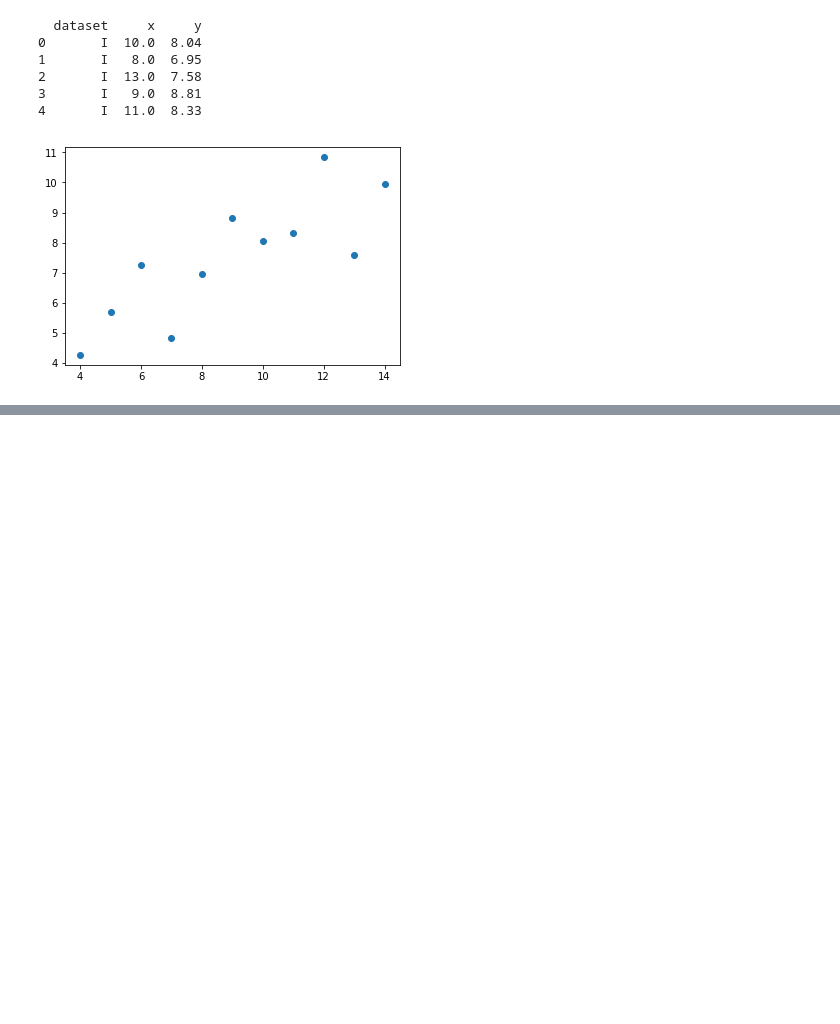
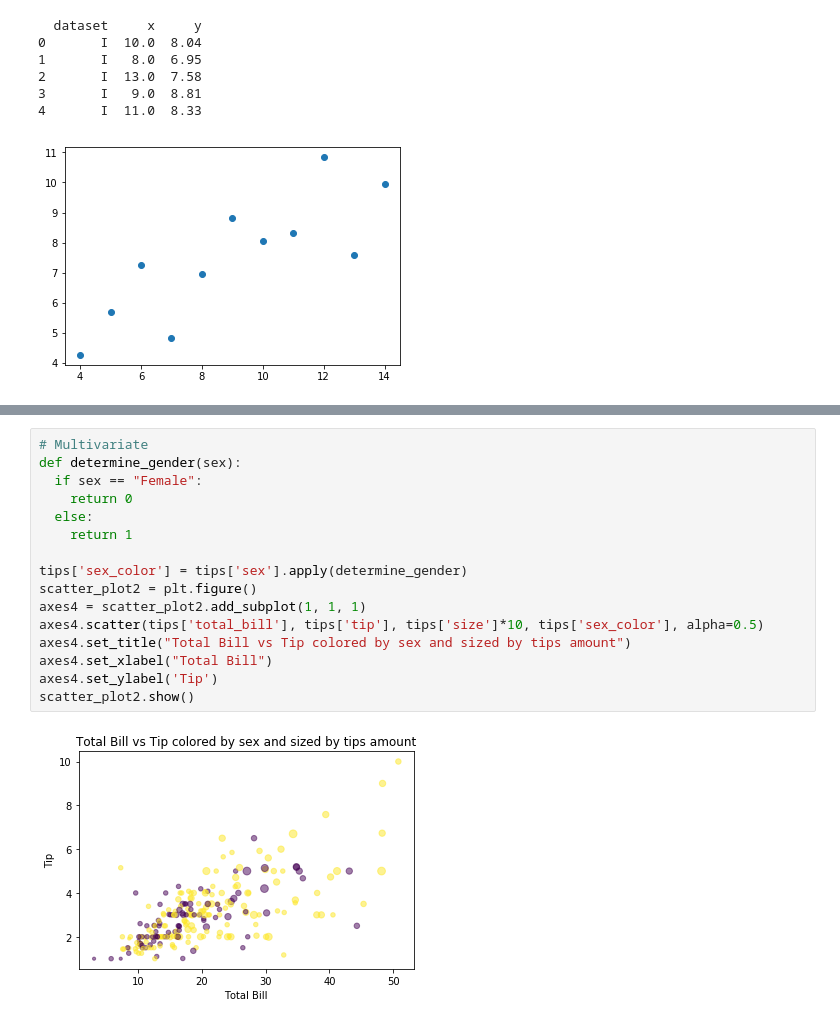
Before and after one commit to MohammadAliAfsahi/Python_Pandas_Library, a Jupyter notebook: Panadas.ipynb, the cells around one changed output, grey strips where cells are left out. Drawn from its saved outputs; the diff is of its cells as text; blank space fills up the shorter version.

```diff
--- a/Panadas.ipynb
+++ b/Panadas.ipynb
@@ -530,0 +573,18 @@ Text(0.5, 0.98, 'Anscombe Data')
+# %%
+# Multivariate
+def determine_gender(sex):
+  if sex == "Female":
+    return 0
+  else:
+    return 1
+
+tips['sex_color'] = tips['sex'].apply(determine_gender)
+scatter_plot2 = plt.figure()
+axes4 = scatter_plot2.add_subplot(1, 1, 1)
+axes4.scatter(tips['total_bill'], tips['tip'], tips['size']*10, tips['sex_color'], alpha=0.5)
+axes4.set_title("Total Bill vs Tip colored by sex and sized by tips amount")
+axes4.set_xlabel("Total Bill")
+axes4.set_ylabel('Tip')
+scatter_plot2.show()
+# %% [output]
+[figure, added]
```
Also changed, not shown: parts of 5 cells of this notebook.
